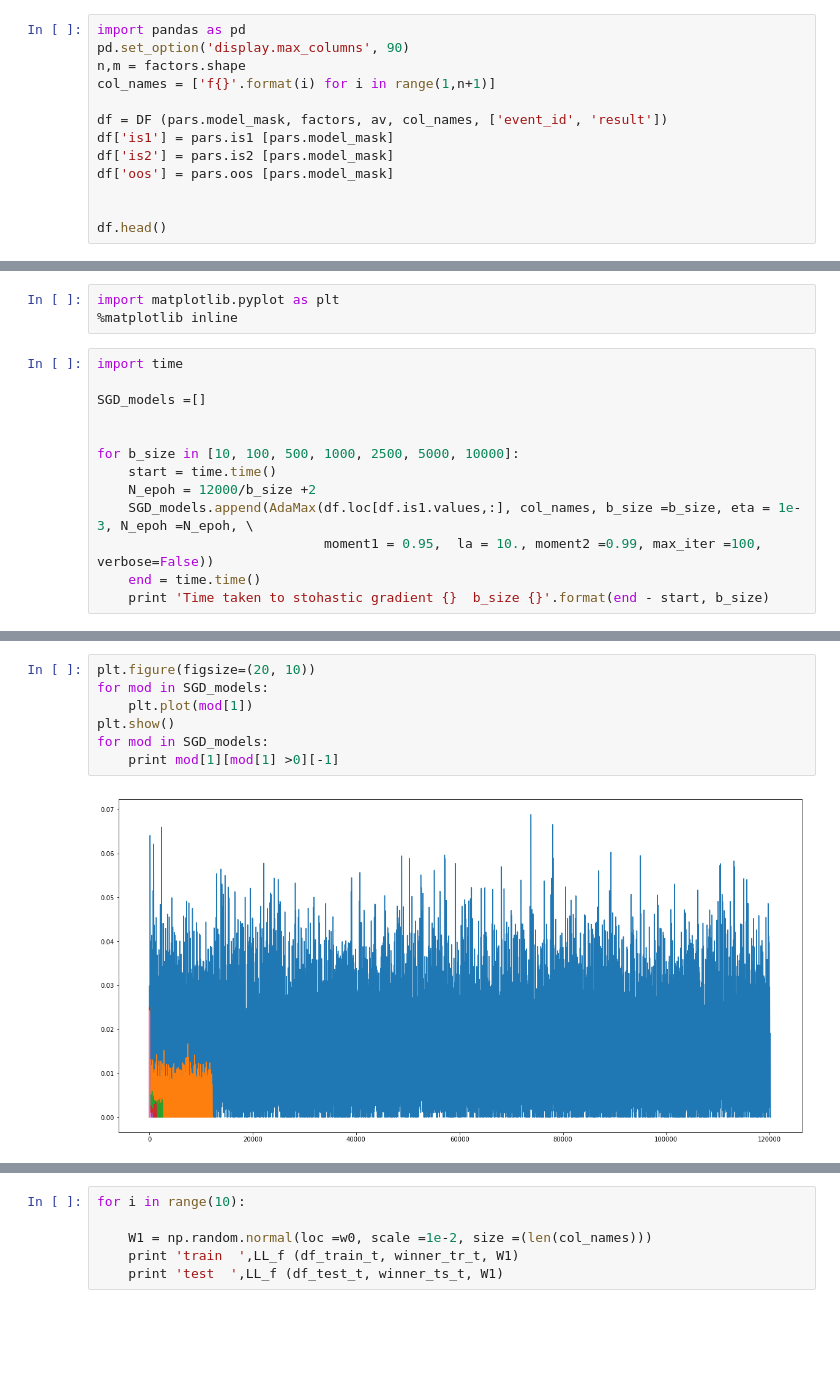
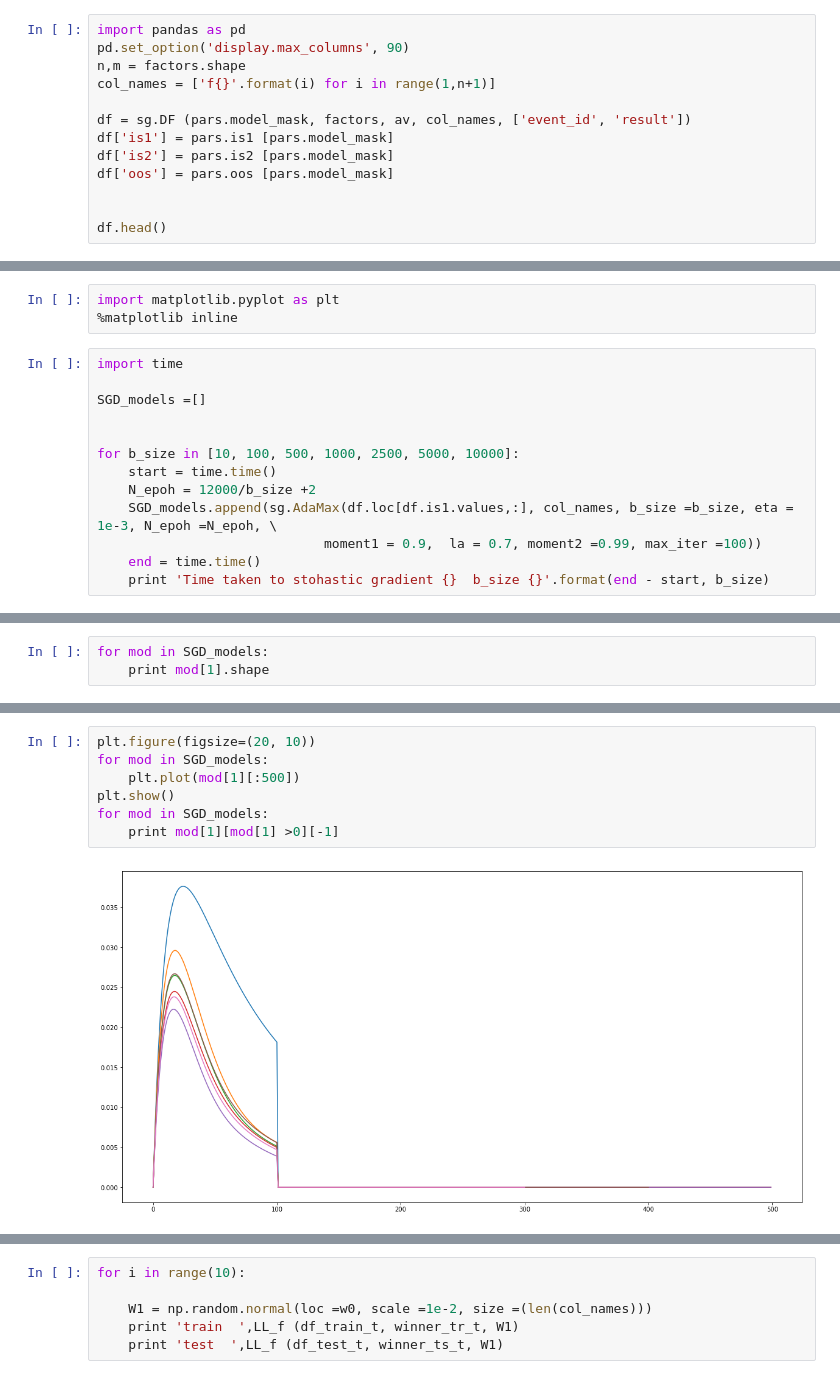
Before and after one commit to Oleg67/Sohastic_optimize_Factorization, a Jupyter notebook: Stohastic_gradient_decent_Adam_AdaMax.ipynb, the cells around one changed output, grey strips where cells are left out. Drawn from its saved outputs; the diff is of its cells as text; blank space fills up the shorter version.

Commit message:
factorization models python moduls plus

```diff
--- a/Stohastic_gradient_decent_Adam_AdaMax.ipynb
+++ b/Stohastic_gradient_decent_Adam_AdaMax.ipynb
@@ -323,7 +54,7 @@ pd.set_option('display.max_columns', 90)
 n,m = factors.shape
 col_names = ['f{}'.format(i) for i in range(1,n+1)]
 
-df = DF (pars.model_mask, factors, av, col_names, ['event_id', 'result'])
+df = sg.DF (pars.model_mask, factors, av, col_names, ['event_id', 'result'])
 df['is1'] = pars.is1 [pars.model_mask]
 df['is2'] = pars.is2 [pars.model_mask]
 df['oos'] = pars.oos [pars.model_mask]
@@ -367,8 +89,8 @@ SGD_models =[]
 for b_size in [10, 100, 500, 1000, 2500, 5000, 10000]:
     start = time.time()
     N_epoh = 12000/b_size +2
-    SGD_models.append(AdaMax(df.loc[df.is1.values,:], col_names, b_size =b_size, eta = 1e-3, N_epoh =N_epoh, \
-                             moment1 = 0.95,  la = 10., moment2 =0.99, max_iter =100, verbose=False))
+    SGD_models.append(sg.AdaMax(df.loc[df.is1.values,:], col_names, b_size =b_size, eta = 1e-3, N_epoh =N_epoh, \
+                             moment1 = 0.9,  la = 0.7, moment2 =0.99, max_iter =100))
     end = time.time()
     print 'Time taken to stohastic gradient {}  b_size {}'.format(end - start, b_size)
 # %% [output]
@@ -381,0 +104,3 @@ Time taken to stohastic gradient 33.7765619755  b_size 10000
+# %%
+for mod in SGD_models:
+    print mod[1].shape
@@ -382,9 +115,9 @@ Time taken to stohastic gradient 33.7765619755  b_size 10000
 # %%
 plt.figure(figsize=(20, 10))
 for mod in SGD_models:
-    plt.plot(mod[1])
+    plt.plot(mod[1][:500])
 plt.show()
 for mod in SGD_models:
     print mod[1][mod[1] >0][-1]
 # %% [output]
-[figure, old version]
+[figure, new version]
```
Also changed, not shown: parts of 22 cells of this notebook, 3 other files.
